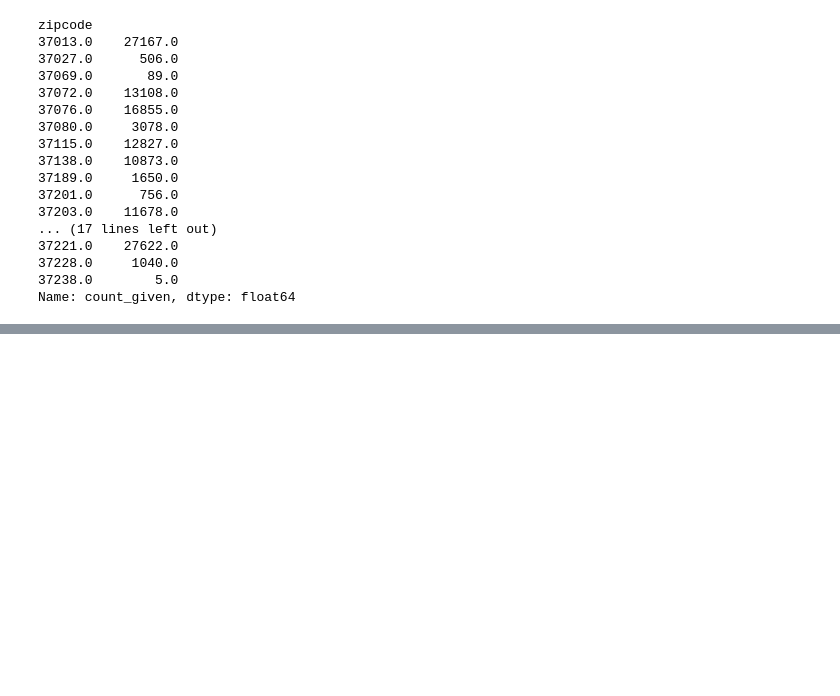
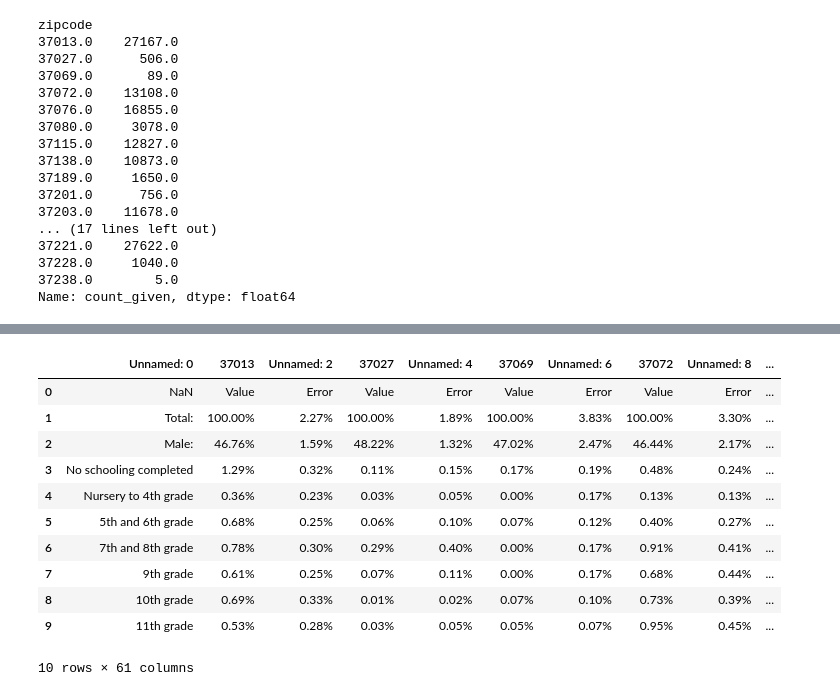
Before and after one commit to ryanhilber93/nash-covid-cases-vaccines-hot_chickens, a Jupyter notebook: data/COVID.ipynb, the cells around one changed output, grey strips where cells are left out. Saved outputs shown, nothing was run; the diff lists cells and outputs as text; code cells hidden in the pictures; blank space fills up the shorter version.

```diff
--- a/data/COVID.ipynb
+++ b/data/COVID.ipynb
@@ -12 +13,3 @@ vax_protocol = pd.read_csv('vaccine_with_protocol.csv')
+# %%
+education = pd.read_csv('education_level.csv')
 # %%
@@ -136,0 +173,15 @@ NameError: name 'stack_hist' is not defined
+# %%
+education.head(10)
+# %% [output]
+|  | Unnamed: 0 | 37013 | Unnamed: 2 | 37027 | Unnamed: 4 | 37069 | Unnamed: 6 | 37072 | Unnamed: 8 | ... |
+| 0 | NaN | Value | Error | Value | Error | Value | Error | Value | Error | ... |
+| 1 | Total: | 100.00% | 2.27% | 100.00% | 1.89% | 100.00% | 3.83% | 100.00% | 3.30% | ... |
+| 2 | Male: | 46.76% | 1.59% | 48.22% | 1.32% | 47.02% | 2.47% | 46.44% | 2.17% | ... |
+| 3 | No schooling completed | 1.29% | 0.32% | 0.11% | 0.15% | 0.17% | 0.19% | 0.48% | 0.24% | ... |
+| 4 | Nursery to 4th grade | 0.36% | 0.23% | 0.03% | 0.05% | 0.00% | 0.17% | 0.13% | 0.13% | ... |
+| 5 | 5th and 6th grade | 0.68% | 0.25% | 0.06% | 0.10% | 0.07% | 0.12% | 0.40% | 0.27% | ... |
+| 6 | 7th and 8th grade | 0.78% | 0.30% | 0.29% | 0.40% | 0.00% | 0.17% | 0.91% | 0.41% | ... |
+| 7 | 9th grade | 0.61% | 0.25% | 0.07% | 0.11% | 0.00% | 0.17% | 0.68% | 0.44% | ... |
+| 8 | 10th grade | 0.69% | 0.33% | 0.01% | 0.02% | 0.07% | 0.10% | 0.73% | 0.39% | ... |
+| 9 | 11th grade | 0.53% | 0.28% | 0.03% | 0.05% | 0.05% | 0.07% | 0.95% | 0.45% | ... |
+10 rows × 61 columns
```
Also changed, not shown: parts of 19 cells of this notebook, 1 other file.
